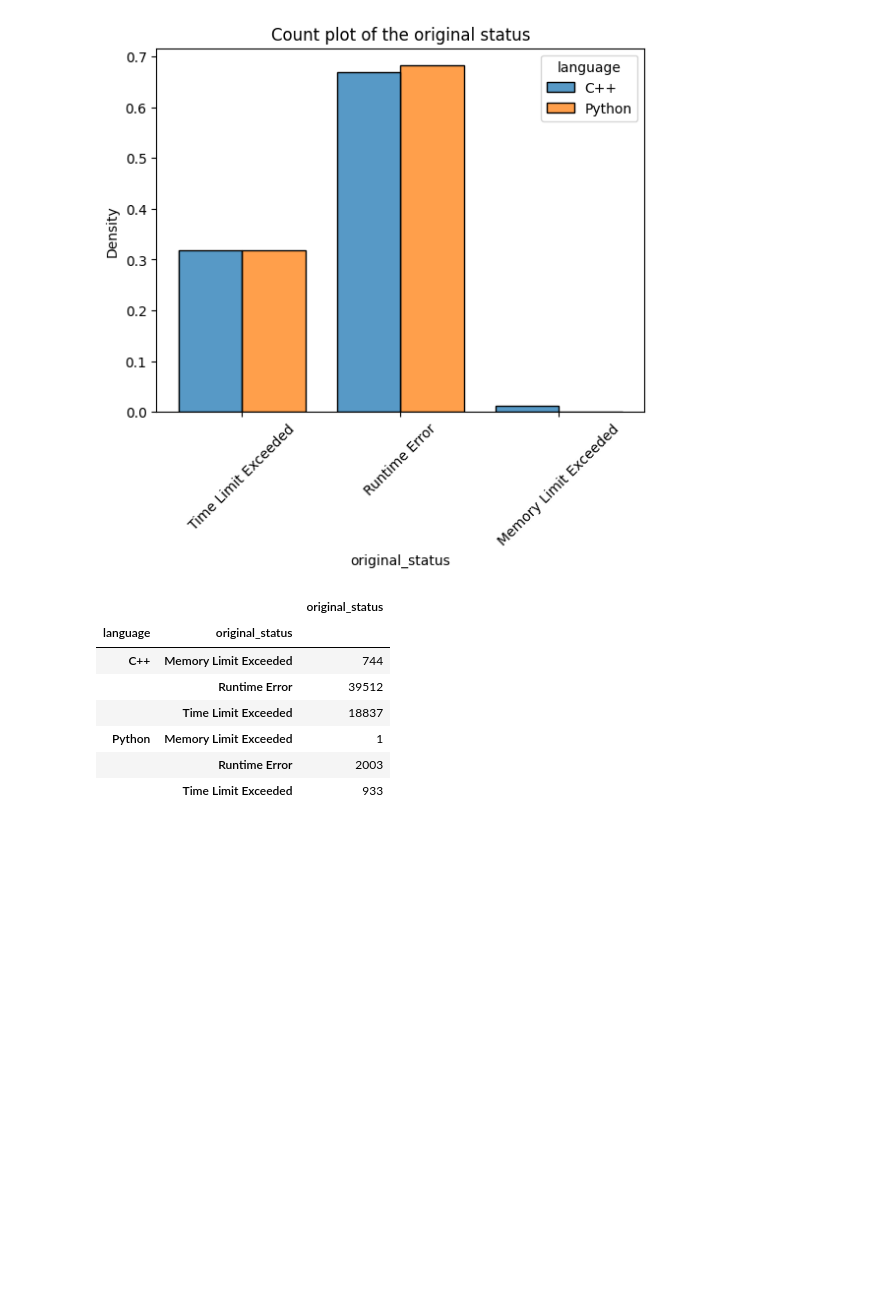
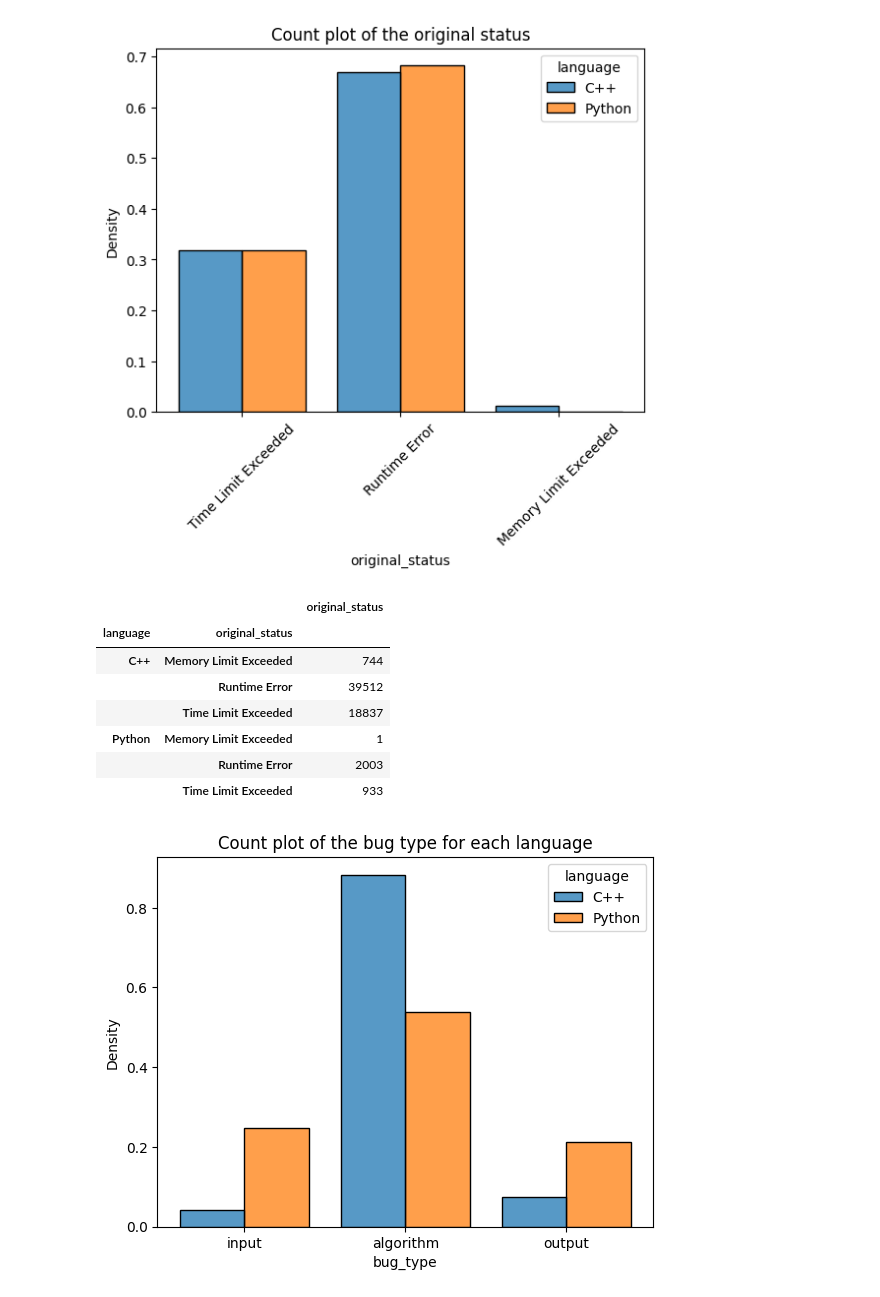
Before and after one commit to alexjercan/bug-detection, a Jupyter notebook: bugnet/EDA.ipynb, the cells around one changed output. Cells and saved outputs as stored; diff of their text form; code cells hidden in the pictures; blank space fills up the shorter version.

```diff
--- a/bugnet/EDA.ipynb
+++ b/bugnet/EDA.ipynb
@@ -95,3 +134,46 @@ df.groupby(["language", "original_status"]).agg({"original_status": "count"})
 | Python | Memory Limit Exceeded | 1 |
 |  | Runtime Error | 2003 |
 |  | Time Limit Exceeded | 933 |
+# %%
+# very simple way of deciding if the bug is related to input is to check if
+# the usual functions for reading for each language are in the changed
+# source code (accepted); we can do the same for output; and we can consider
+# the rest as algorithm; pretty dumb, but it can work at some extent; maybe
+# try to do this better?
+# obviously most of the bugs are in the algorithm category; for Python there
+# are also a lot of input examples (and also output); C++ has a lot more
+# examples in the algorithm category than Python;
+
+def get_bug_type(row: pd.Series) -> str:
+    line = "\n".join(row["changed_src"].splitlines()[row["j1"]:row["j2"]])
+    language = row["language"]
+
+    if language == "Python":
+        return (
+            "input"
+            if "input" in line
+            else "output"
+            if "print" in line
+            else "algorithm"
+        )
+
+    if language == "C++":
+        return (
+            "input"
+            if ("cin" in line or "scanf" in line)
+            else "output"
+            if ("cout" in line or "printf" in line)
+            else "algorithm"
+        )
+
+    raise NotImplementedError(f"{language} not implemented yet")
+
+df["bug_type"] = df.apply(get_bug_type, axis="columns")
+
+sns.histplot(x=df["bug_type"], hue=df["language"], multiple="dodge",
+             stat="density", shrink=0.8, common_norm=False)
+
+plt.title("Count plot of the bug type for each language")
+plt.show()
+# %% [output]
+[figure, added]
```
Also changed, not shown: parts of 8 cells of this notebook.
